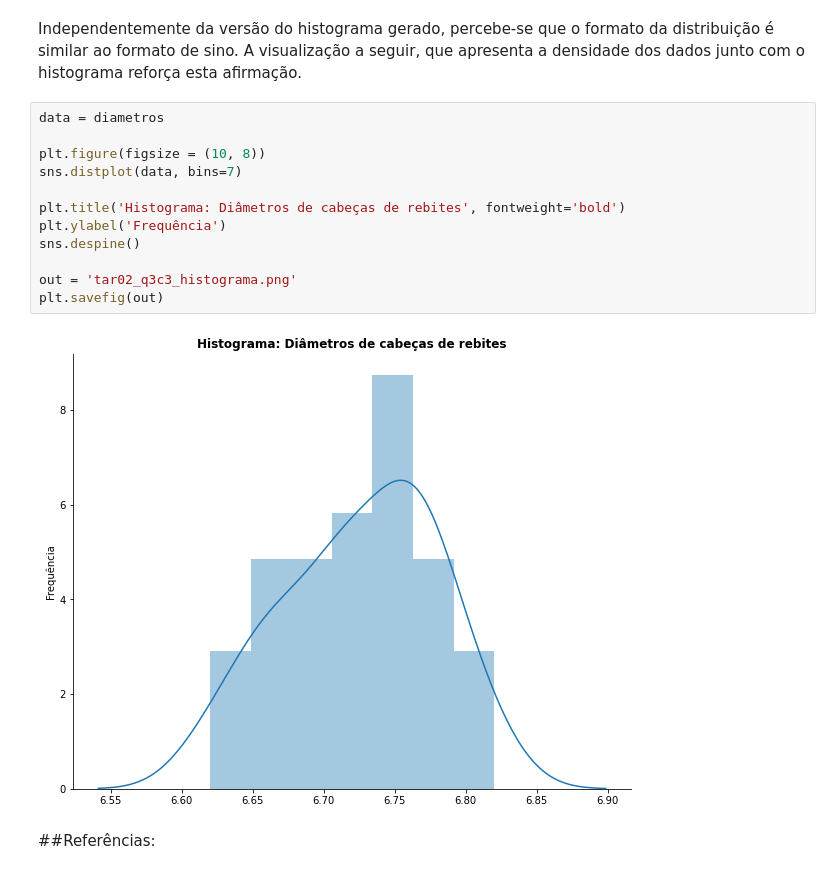
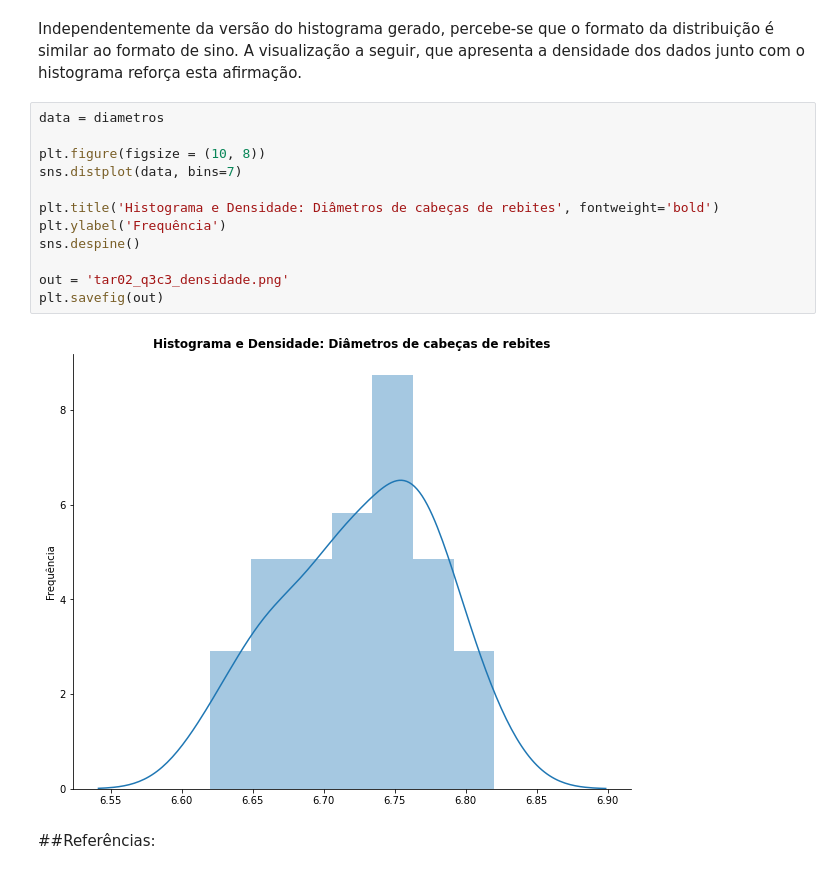
Before and after one commit to janiosl/python.ds, a Jupyter notebook: estatistica/me/estat_tarefa02.ipynb, the cells around one changed output. Saved outputs shown, nothing was run; the diff lists cells and outputs as text.

```diff
--- a/estatistica/me/estat_tarefa02.ipynb
+++ b/estatistica/me/estat_tarefa02.ipynb
@@ -302,17 +302,17 @@ Independentemente da versão do histograma gerado, percebe-se que o formato da d
 # %%
 data = diametros
 
 plt.figure(figsize = (10, 8))
 sns.distplot(data, bins=7)
 
-plt.title('Histograma: Diâmetros de cabeças de rebites', fontweight='bold')
+plt.title('Histograma e Densidade: Diâmetros de cabeças de rebites', fontweight='bold')
 plt.ylabel('Frequência')
 sns.despine()
 
-out = 'tar02_q3c3_histograma.png'
+out = 'tar02_q3c3_densidade.png'
 plt.savefig(out)
 # %% [output]
-[figure, old version]
+[figure, new version]
 # %% [markdown]
 ##Referências:
 # %% [markdown]
```
